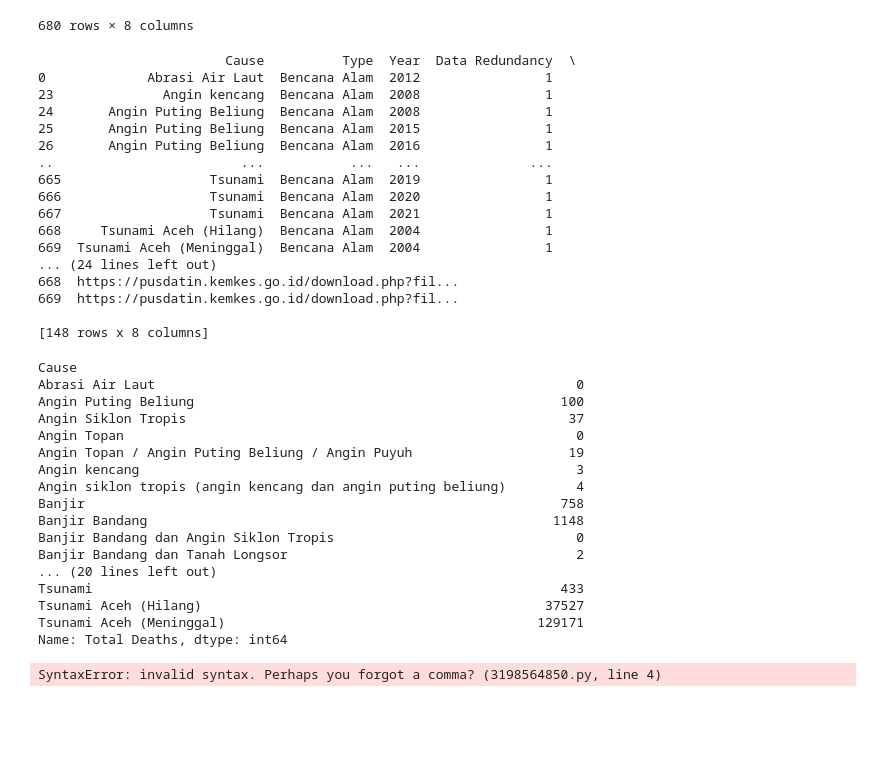
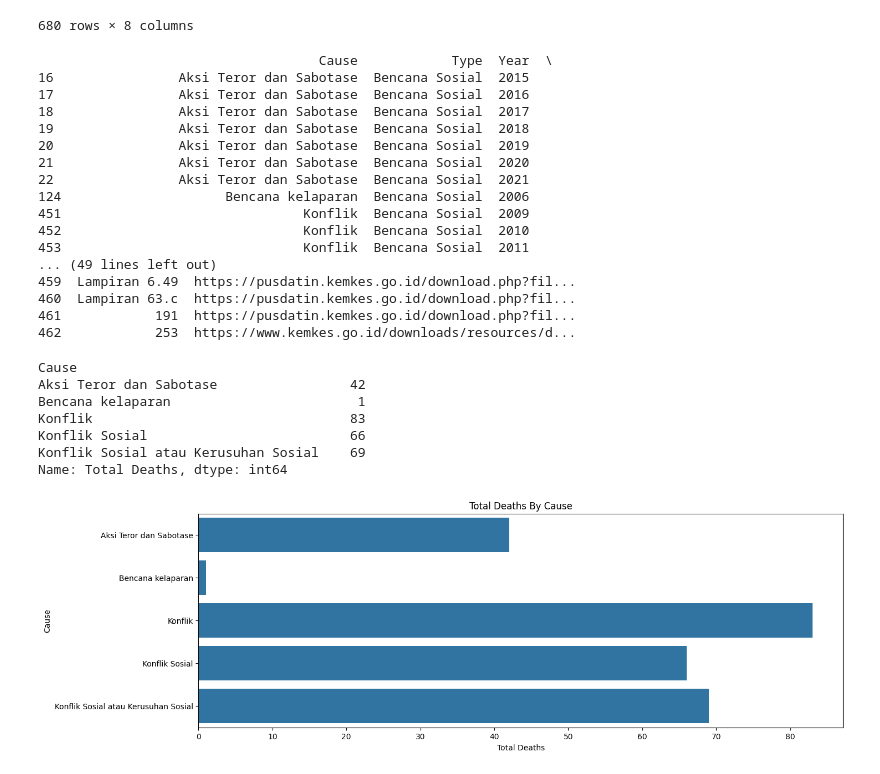
Before and after one commit to williamcolliins/Bootcamp_DataAnalyst, a Jupyter notebook: pertemuan13.ipynb, the cells around one changed output. Saved outputs shown, nothing was run; the diff lists cells and outputs as text; code cells hidden in the pictures; blank space fills up the shorter version.

```diff
--- a/pertemuan13.ipynb
+++ b/pertemuan13.ipynb
@@ -675,60 +675,43 @@ data
 | 679 | Wabah Penyakit (Epidemi) | Bencana Non Alam dan Penyakit | 2021 | 1 | 0 | Profil Kesehatan Indonesia Tahun ... | 253 | https://www.kemkes.go.id/download... |
 680 rows × 8 columns
 # %%
-data = data.loc[data['Type'] == 'Bencana Alam']
+data = data.loc[data['Type'] == 'Bencana Sosial']
 print(data)
 # %% [output]
-                        Cause          Type  Year  Data Redundancy  \
-0             Abrasi Air Laut  Bencana Alam  2012                1
-23              Angin kencang  Bencana Alam  2008                1
-24       Angin Puting Beliung  Bencana Alam  2008                1
-25       Angin Puting Beliung  Bencana Alam  2015                1
-26       Angin Puting Beliung  Bencana Alam  2016                1
-..                        ...           ...   ...              ...
-665                   Tsunami  Bencana Alam  2019                1
-666                   Tsunami  Bencana Alam  2020                1
-667                   Tsunami  Bencana Alam  2021                1
-668     Tsunami Aceh (Hilang)  Bencana Alam  2004                1
-669  Tsunami Aceh (Meninggal)  Bencana Alam  2004                1
-... (24 lines left out)
-668  https://pusdatin.kemkes.go.id/download.php?fil...
-669  https://pusdatin.kemkes.go.id/download.php?fil...
-
-[148 rows x 8 columns]
+                                    Cause            Type  Year  \
+16                Aksi Teror dan Sabotase  Bencana Sosial  2015
+17                Aksi Teror dan Sabotase  Bencana Sosial  2016
+18                Aksi Teror dan Sabotase  Bencana Sosial  2017
+19                Aksi Teror dan Sabotase  Bencana Sosial  2018
+20                Aksi Teror dan Sabotase  Bencana Sosial  2019
+21                Aksi Teror dan Sabotase  Bencana Sosial  2020
+22                Aksi Teror dan Sabotase  Bencana Sosial  2021
+124                     Bencana kelaparan  Bencana Sosial  2006
+451                               Konflik  Bencana Sosial  2009
+452                               Konflik  Bencana Sosial  2010
+453                               Konflik  Bencana Sosial  2011
+... (49 lines left out)
+459  Lampiran 6.49  https://pusdatin.kemkes.go.id/download.php?fil...
+460  Lampiran 63.c  https://pusdatin.kemkes.go.id/download.php?fil...
+461            191  https://pusdatin.kemkes.go.id/download.php?fil...
+462            253  https://www.kemkes.go.id/downloads/resources/d...
 # %%
 data = data.groupby('Cause')['Total Deaths'].sum()
 print(data)
 # %% [output]
 Cause
-Abrasi Air Laut                                                      0
-Angin Puting Beliung                                               100
-Angin Siklon Tropis                                                 37
-Angin Topan                                                          0
-Angin Topan / Angin Puting Beliung / Angin Puyuh                    19
-Angin kencang                                                        3
-Angin siklon tropis (angin kencang dan angin puting beliung)         4
-Banjir                                                             758
-Banjir Bandang                                                    1148
-Banjir Bandang dan Angin Siklon Tropis                               0
-Banjir Bandang dan Tanah Longsor                                     2
-... (20 lines left out)
-Tsunami                                                            433
-Tsunami Aceh (Hilang)                                            37527
-Tsunami Aceh (Meninggal)                                        129171
+Aksi Teror dan Sabotase                 42
+Bencana kelaparan                        1
+Konflik                                 83
+Konflik Sosial                          66
+Konflik Sosial atau Kerusuhan Sosial    69
 Name: Total Deaths, dtype: int64
 # %%
-import seaborn as sns
-
-sns.barplot(
-    data = data.groupby
-    x='Total Deaths',
-    y='Cause',
-    order=df.sort_values('Total Deaths', ascending=False)['Cause']
-)
-
-plt.title('Total Deaths By Cause')
+plt.figure(figsize=[15,5])
+sns.barplot(x = data.values, y = data.index)
+plt.title("Total Deaths By Cause")
 plt.xlabel('Total Deaths')
 plt.ylabel('Cause')
 plt.show()
 # %% [output]
-SyntaxError: invalid syntax. Perhaps you forgot a comma? (3198564850.py, line 4)
+[figure, added]
```
Also changed, not shown: parts of 2 cells of this notebook.
